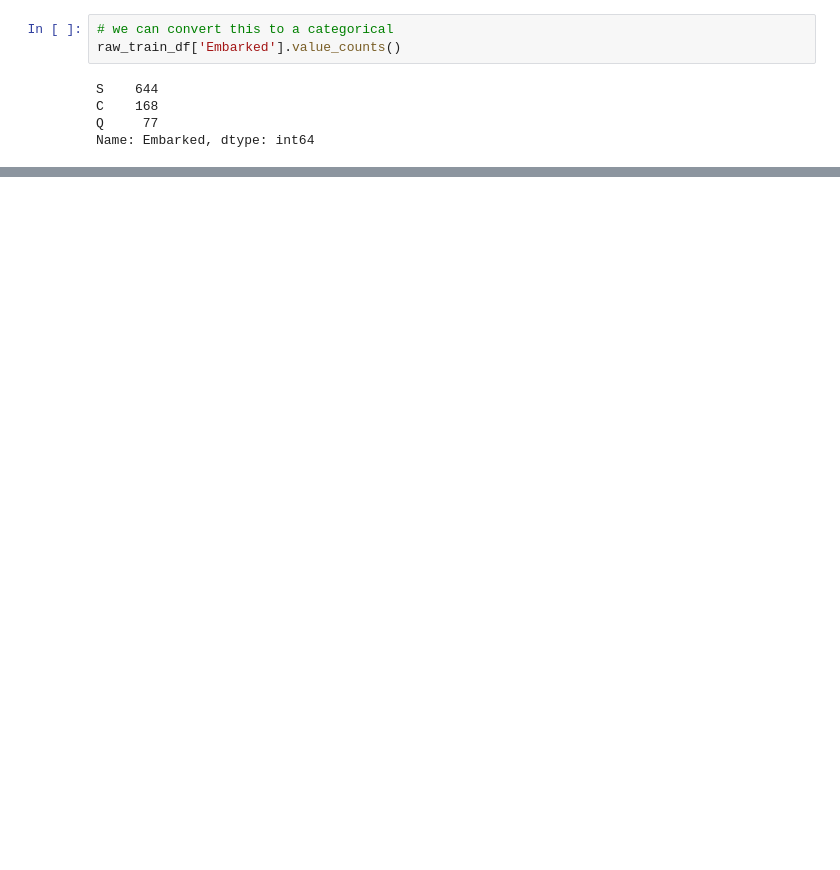
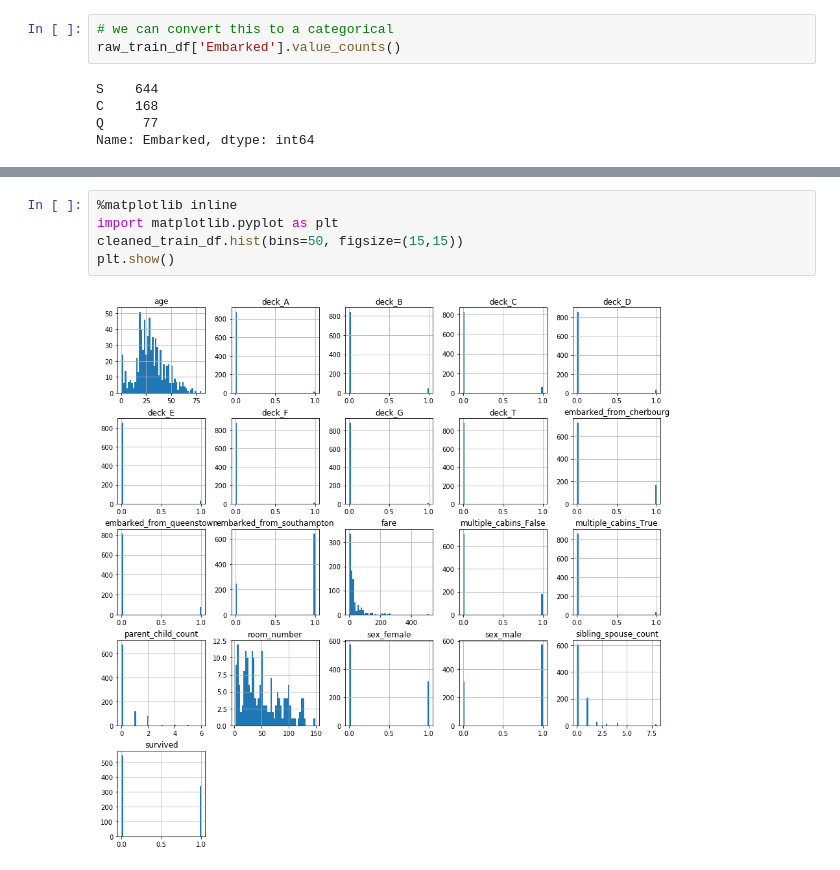
Before and after one commit to Kallin/data_sci_explore, a Jupyter notebook: work/kaggle/titanic/index.ipynb, the cells around one changed output, grey strips where cells are left out. Cells and saved outputs as stored; diff of their text form; blank space fills up the shorter version.

```diff
--- a/work/kaggle/titanic/index.ipynb
+++ b/work/kaggle/titanic/index.ipynb
@@ -268,3 +296,10 @@ raw_test_df.tail()
 | 415 | 1307 | 3 | Saether, Mr. Simon Sivertsen | male | 38.5 | 0 | 0 | SOTON/O.Q. 3101262 | 7.2500 | NaN | ... |
 | 416 | 1308 | 3 | Ware, Mr. Frederick | male | NaN | 0 | 0 | 359309 | 8.0500 | NaN | ... |
 | 417 | 1309 | 3 | Peter, Master. Michael J | male | NaN | 1 | 1 | 2668 | 22.3583 | NaN | ... |
+# %%
+%matplotlib inline
+import matplotlib.pyplot as plt
+cleaned_train_df.hist(bins=50, figsize=(15,15))
+plt.show()
+# %% [output]
+[figure, added]
```
Also changed, not shown: parts of 12 cells of this notebook.
